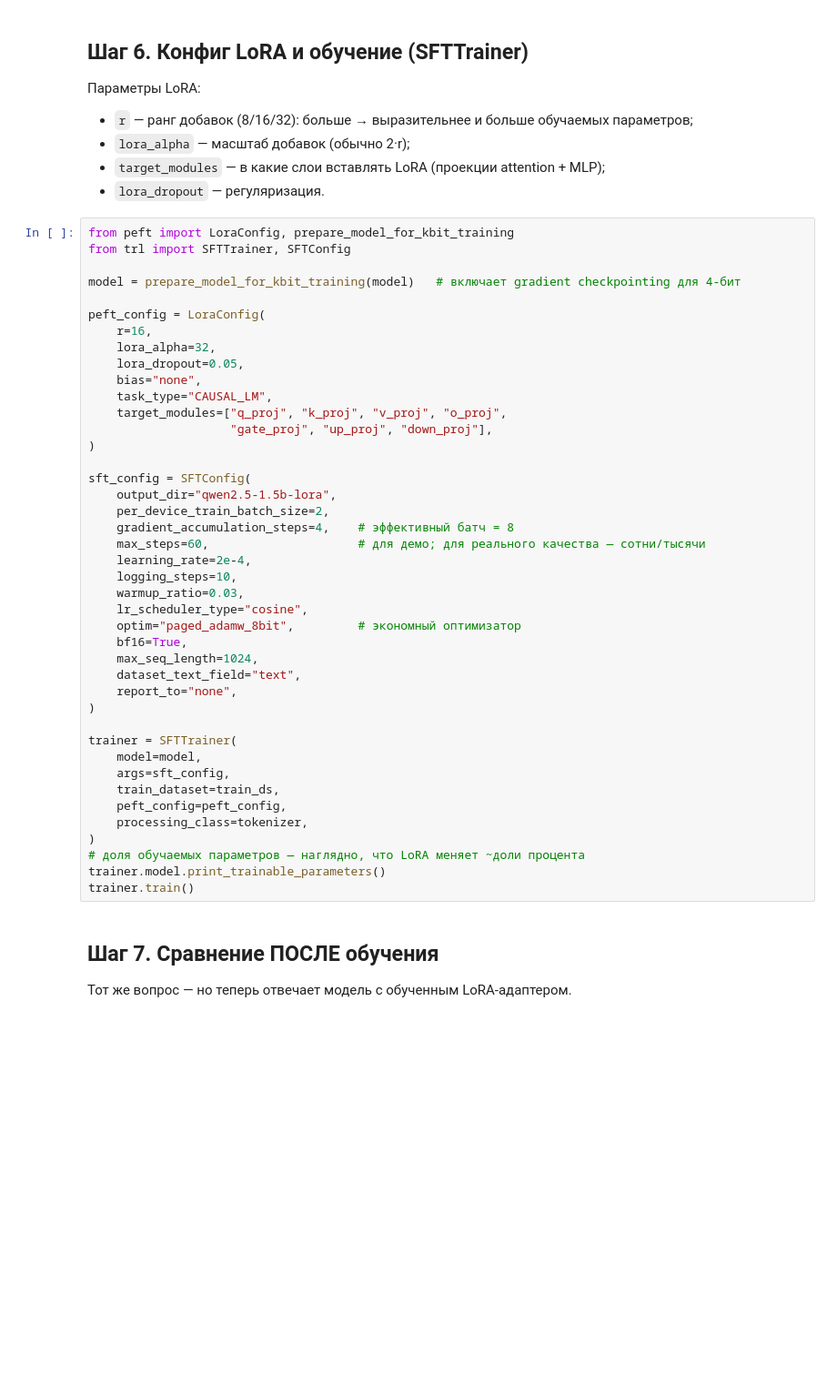
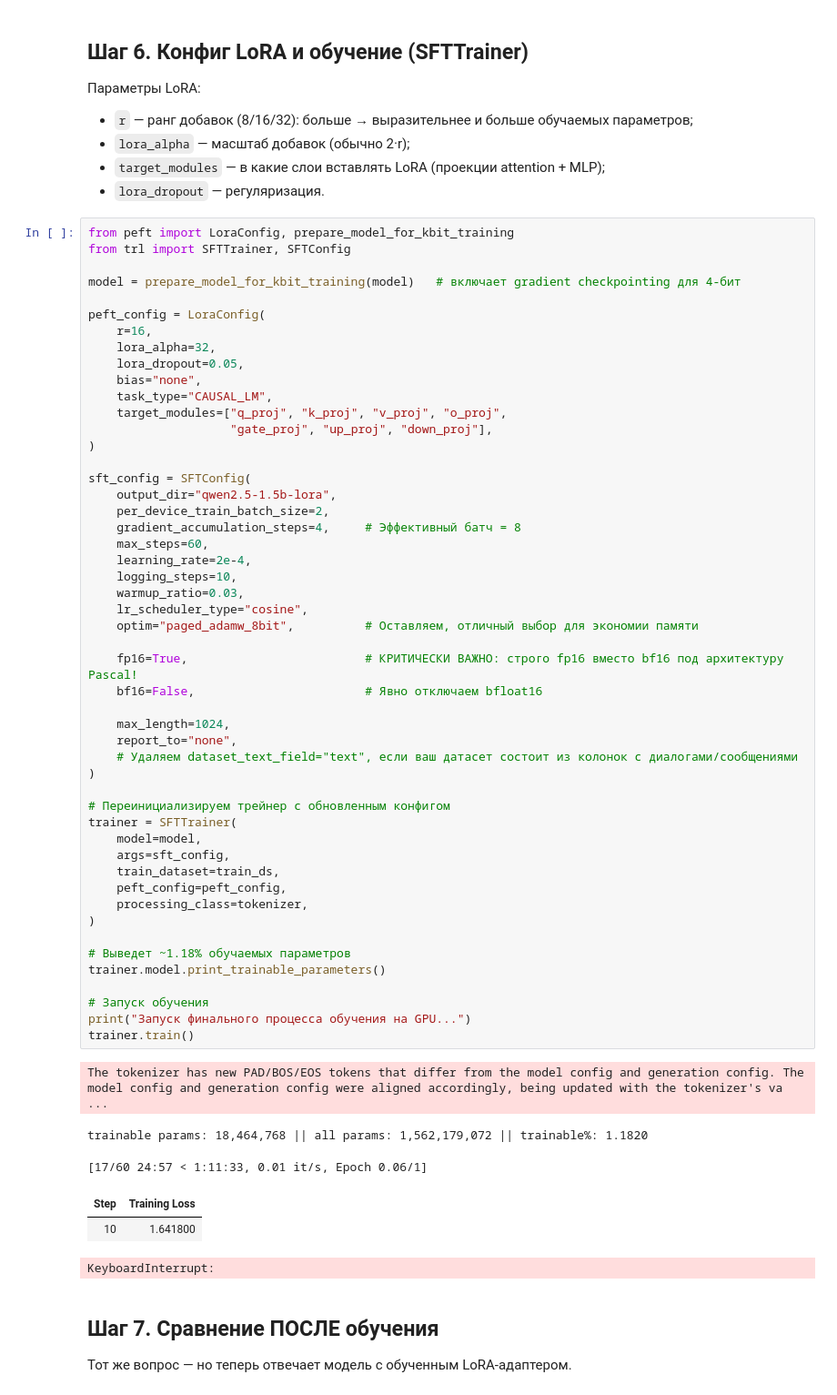
Before and after one commit to GreekIgor/LLM, a Jupyter notebook: finetune_lora.ipynb, the cells around one changed output. Shown at 91% size. Saved outputs shown, nothing was run; the diff lists cells and outputs as text; blank space fills up the shorter version.

```diff
--- a/finetune_lora.ipynb
+++ b/finetune_lora.ipynb
@@ -141,40 +200,55 @@ model = prepare_model_for_kbit_training(model)   # включает gradient che
 
 peft_config = LoraConfig(
     r=16,
     lora_alpha=32,
     lora_dropout=0.05,
     bias="none",
     task_type="CAUSAL_LM",
     target_modules=["q_proj", "k_proj", "v_proj", "o_proj",
                     "gate_proj", "up_proj", "down_proj"],
 )
 
 sft_config = SFTConfig(
     output_dir="qwen2.5-1.5b-lora",
     per_device_train_batch_size=2,
-    gradient_accumulation_steps=4,    # эффективный батч = 8
-    max_steps=60,                     # для демо; для реального качества — сотни/тысячи
+    gradient_accumulation_steps=4,     # Эффективный батч = 8
+    max_steps=60,
     learning_rate=2e-4,
     logging_steps=10,
     warmup_ratio=0.03,
     lr_scheduler_type="cosine",
-    optim="paged_adamw_8bit",         # экономный оптимизатор
-    bf16=True,
-    max_seq_length=1024,
-    dataset_text_field="text",
+    optim="paged_adamw_8bit",          # Оставляем, отличный выбор для экономии памяти
+
+    fp16=True,                         # КРИТИЧЕСКИ ВАЖНО: строго fp16 вместо bf16 под архитектуру Pascal!
+    bf16=False,                        # Явно отключаем bfloat16
+
+    max_length=1024,
     report_to="none",
+    # Удаляем dataset_text_field="text", если ваш датасет состоит из колонок с диалогами/сообщениями
 )
 
+# Переинициализируем трейнер с обновленным конфигом
 trainer = SFTTrainer(
     model=model,
     args=sft_config,
     train_dataset=train_ds,
     peft_config=peft_config,
     processing_class=tokenizer,
 )
-# доля обучаемых параметров — наглядно, что LoRA меняет ~доли процента
+
+# Выведет ~1.18% обучаемых параметров
 trainer.model.print_trainable_parameters()
+
+# Запуск обучения
+print("Запуск финального процесса обучения на GPU...")
 trainer.train()
+# %% [output]
+The tokenizer has new PAD/BOS/EOS tokens that differ from the model config and generation config. The model config and generation config were aligned accordingly, being updated with the tokenizer's va ...
+trainable params: 18,464,768 || all params: 1,562,179,072 || trainable%: 1.1820
+[17/60 24:57 < 1:11:33, 0.01 it/s, Epoch 0.06/1]
+| Step | Training Loss |
+| 10 | 1.641800 |
+KeyboardInterrupt:
 # %% [markdown]
 ## Шаг 7. Сравнение ПОСЛЕ обучения
 Тот же вопрос — но теперь отвечает модель с обученным LoRA-адаптером.
```
Also changed, not shown: parts of 7 cells of this notebook, 5 other files.
